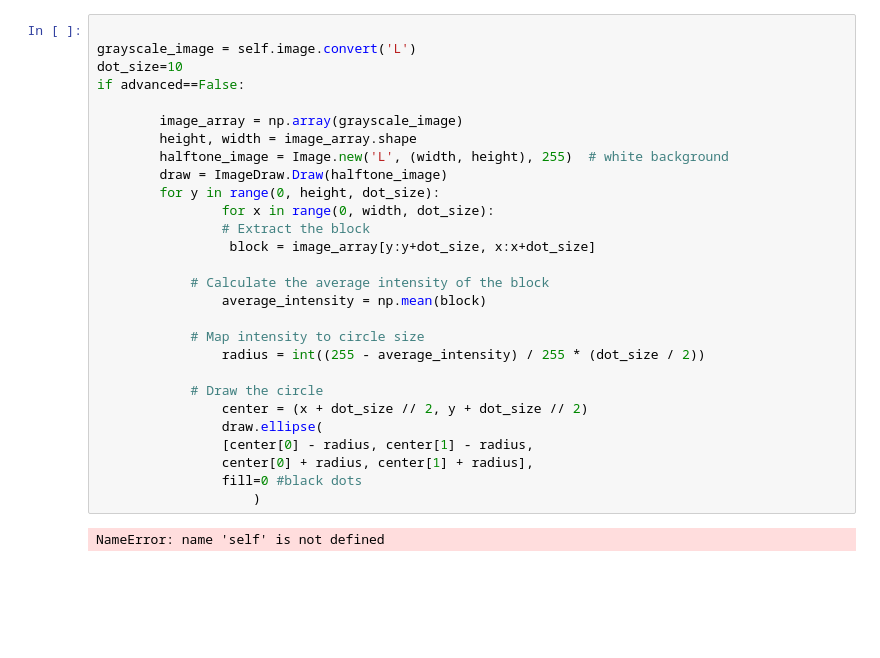
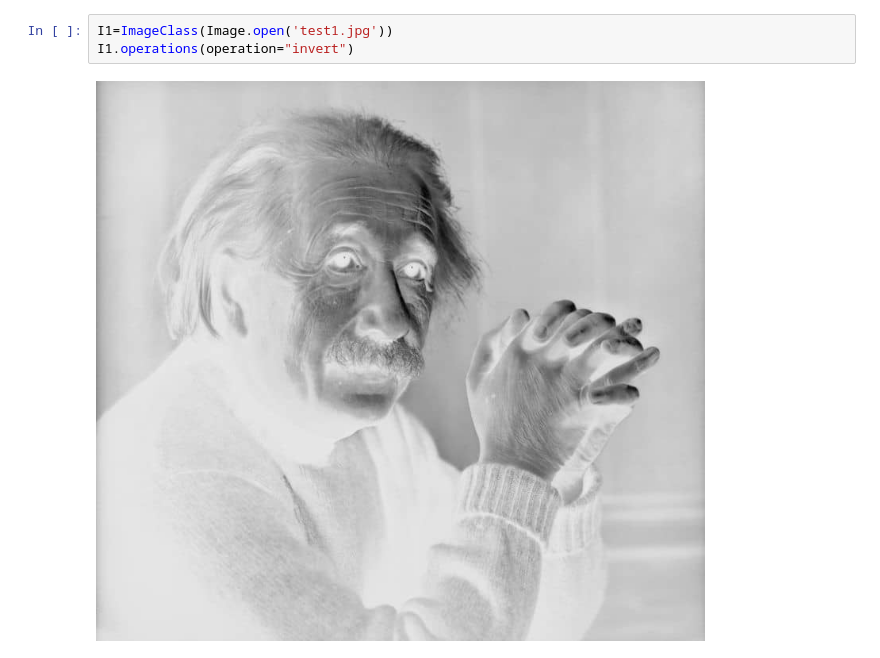
Before and after one commit to OmvR718/ImageProject, a Jupyter notebook: imgproject.ipynb, the cells around one changed output. Drawn from its saved outputs; the diff is of its cells as text; blank space fills up the shorter version.

Commit message:
completed the operations function and 2 of the 3 kernels

```diff
--- a/imgproject.ipynb
+++ b/imgproject.ipynb
@@ -75,33 +212,8 @@ class Image:
     #this function either performs the manual, adaptive,histogram valley or histogram technique to detect edges
     def histogram_segmentation(self,operation):
         pass
-# %%
-
-grayscale_image = self.image.convert('L')
-dot_size=10
-if advanced==False:
-
-        image_array = np.array(grayscale_image)
-        height, width = image_array.shape
-        halftone_image = Image.new('L', (width, height), 255)  # white background
-        draw = ImageDraw.Draw(halftone_image)
-        for y in range(0, height, dot_size):
-                for x in range(0, width, dot_size):
-                # Extract the block
-                 block = image_array[y:y+dot_size, x:x+dot_size]
-
-            # Calculate the average intensity of the block
-                average_intensity = np.mean(block)
-
-            # Map intensity to circle size
-                radius = int((255 - average_intensity) / 255 * (dot_size / 2))
-
-            # Draw the circle
-                center = (x + dot_size // 2, y + dot_size // 2)
-                draw.ellipse(
-                [center[0] - radius, center[1] - radius,
-                center[0] + radius, center[1] + radius],
-                fill=0 #black dots
-                    )
-# %% [output]
-NameError: name 'self' is not defined
+# %%
+I1=ImageClass(Image.open('test1.jpg'))
+I1.operations(operation="invert")
+# %% [output]
+[figure, added]
```
Also changed, not shown: parts of 2 cells of this notebook, 2 other files.
